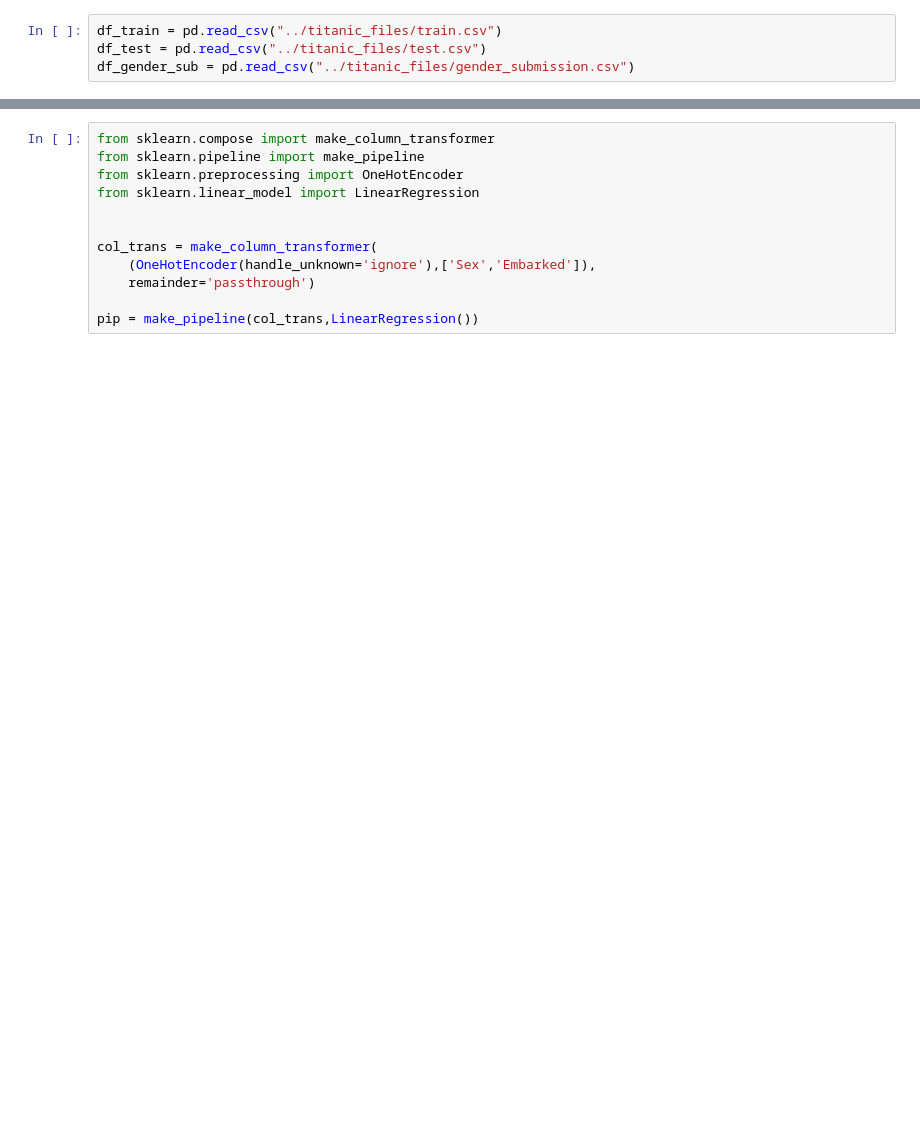
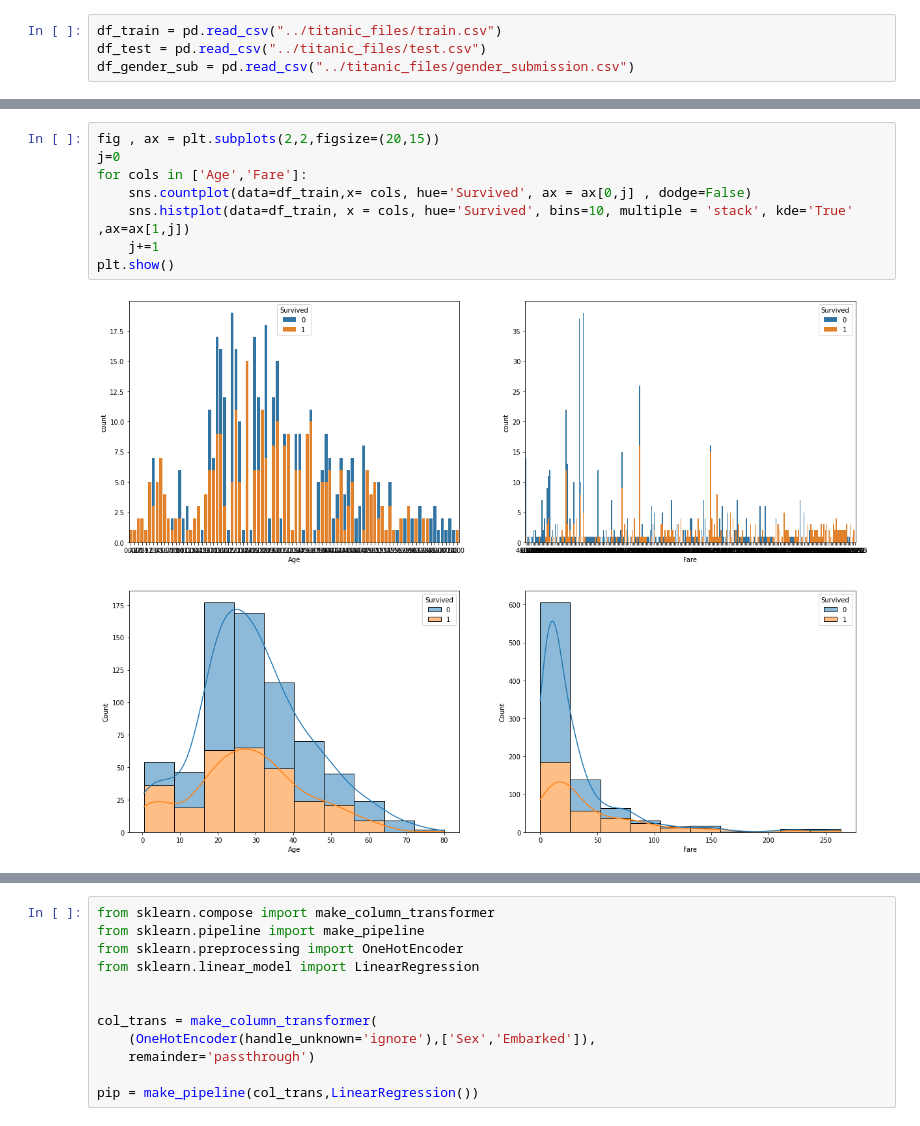
Before and after one commit to VambaraJP/kaggle-titanic, a Jupyter notebook: Titanic.ipynb, the cells around one changed output, grey strips where cells are left out. Drawn from its saved outputs; the diff is of its cells as text; blank space fills up the shorter version.

```diff
--- a/Titanic.ipynb
+++ b/Titanic.ipynb
@@ -29,0 +82,10 @@ plt.show()
+# %%
+fig , ax = plt.subplots(2,2,figsize=(20,15))
+j=0
+for cols in ['Age','Fare']:
+    sns.countplot(data=df_train,x= cols, hue='Survived', ax = ax[0,j] , dodge=False)
+    sns.histplot(data=df_train, x = cols, hue='Survived', bins=10, multiple = 'stack', kde='True' ,ax=ax[1,j])
+    j+=1
+plt.show()
+# %% [output]
+[figure, added]
```
Also changed, not shown: parts of 28 cells of this notebook.
